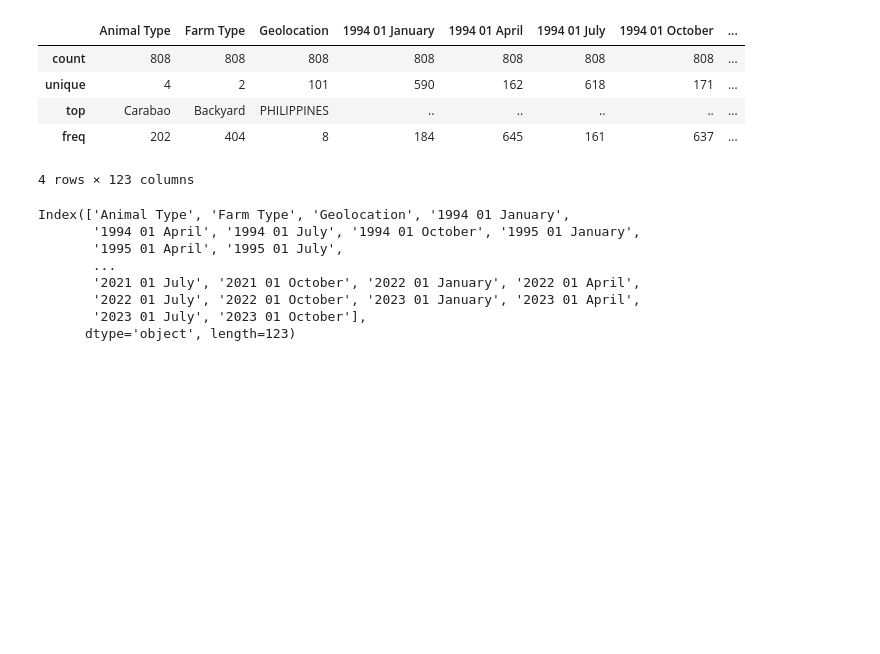
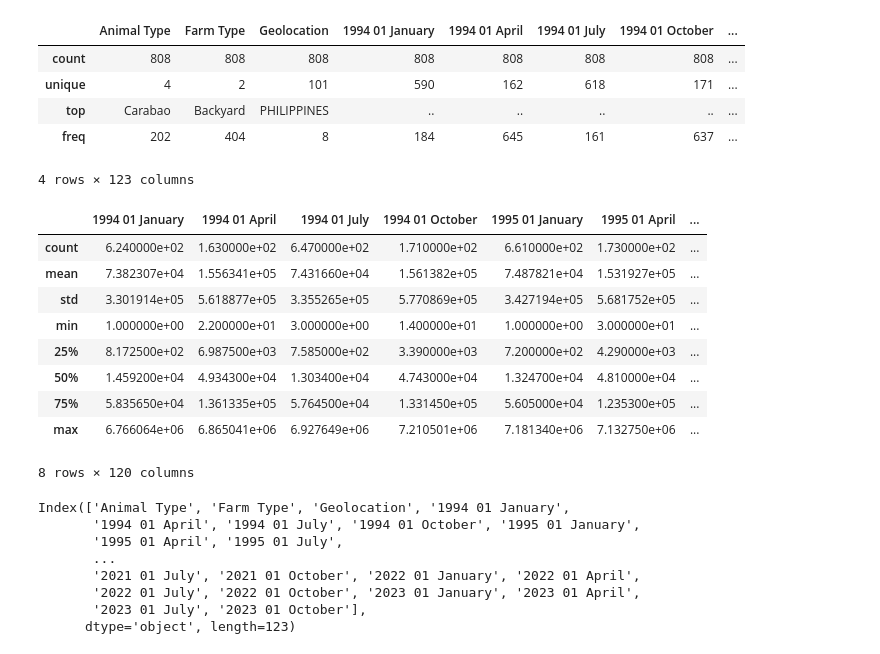
Before and after one commit to alpacaShiro/Livestock_Lifelines, a Jupyter notebook: Group2_4CSC_LivestockLifelines.ipynb, the cells around one changed output. Cells and saved outputs as stored; diff of their text form; code cells hidden in the pictures; blank space fills up the shorter version.

```diff
--- a/Group2_4CSC_LivestockLifelines.ipynb
+++ b/Group2_4CSC_LivestockLifelines.ipynb
@@ -107,4 +135,23 @@ df_livestock.describe()
 | top | Carabao | Backyard | PHILIPPINES | .. | .. | .. | .. | ... |
 | freq | 202 | 404 | 8 | 184 | 645 | 161 | 637 | ... |
 4 rows × 123 columns
+# %%
+# Describing Numerical Columns
+
+# Turning Quarter Columns into numerical data.
+df_livestock_copy = df_livestock.copy()
+quarter_columns = df_livestock_copy.columns[3:]
+df_livestock_copy[quarter_columns] = df_livestock_copy[quarter_columns].apply(pd.to_numeric, errors='coerce')
+df_livestock_copy.describe()
+# %% [output]
+|  | 1994 01 January | 1994 01 April | 1994 01 July | 1994 01 October | 1995 01 January | 1995 01 April | ... |
+| count | 6.240000e+02 | 1.630000e+02 | 6.470000e+02 | 1.710000e+02 | 6.610000e+02 | 1.730000e+02 | ... |
+| mean | 7.382307e+04 | 1.556341e+05 | 7.431660e+04 | 1.561382e+05 | 7.487821e+04 | 1.531927e+05 | ... |
+| std | 3.301914e+05 | 5.618877e+05 | 3.355265e+05 | 5.770869e+05 | 3.427194e+05 | 5.681752e+05 | ... |
+| min | 1.000000e+00 | 2.200000e+01 | 3.000000e+00 | 1.400000e+01 | 1.000000e+00 | 3.000000e+01 | ... |
+| 25% | 8.172500e+02 | 6.987500e+03 | 7.585000e+02 | 3.390000e+03 | 7.200000e+02 | 4.290000e+03 | ... |
+| 50% | 1.459200e+04 | 4.934300e+04 | 1.303400e+04 | 4.743000e+04 | 1.324700e+04 | 4.810000e+04 | ... |
+| 75% | 5.835650e+04 | 1.361335e+05 | 5.764500e+04 | 1.331450e+05 | 5.605000e+04 | 1.235300e+05 | ... |
+| max | 6.766064e+06 | 6.865041e+06 | 6.927649e+06 | 7.210501e+06 | 7.181340e+06 | 7.132750e+06 | ... |
+8 rows × 120 columns
 # %%
```
Also changed, not shown: parts of 12 cells of this notebook.
